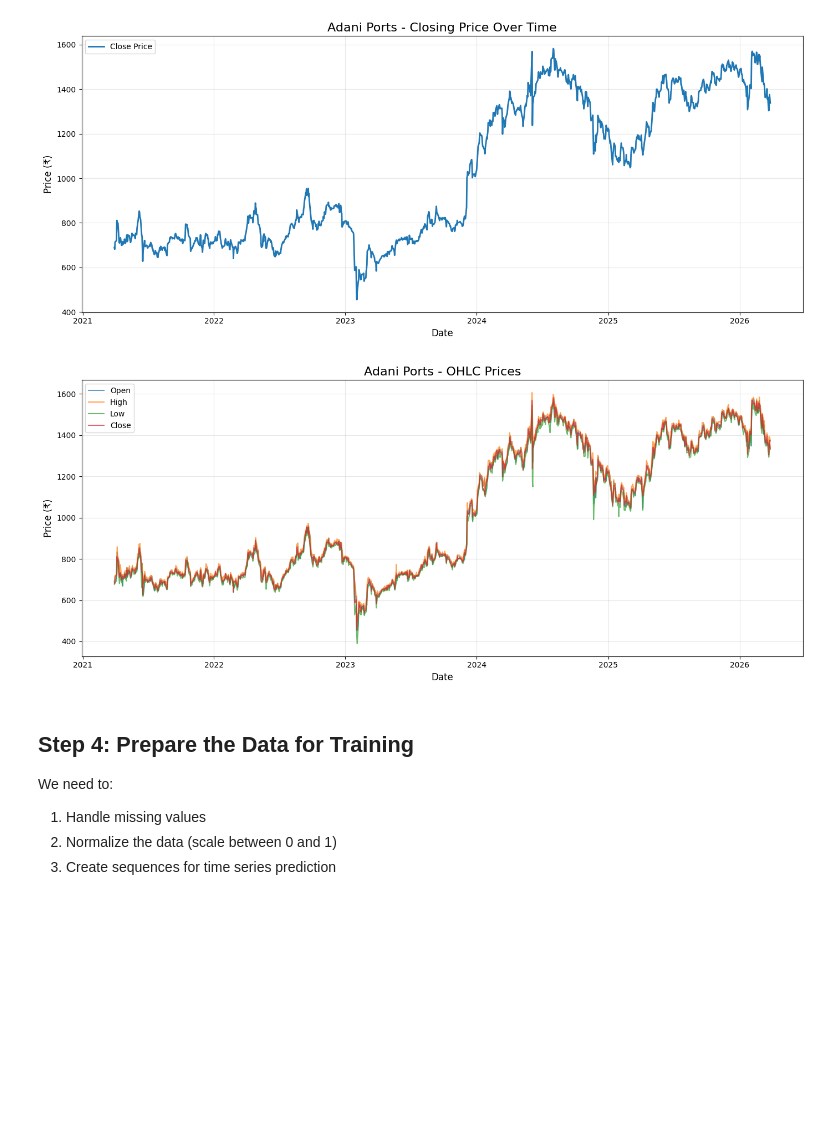
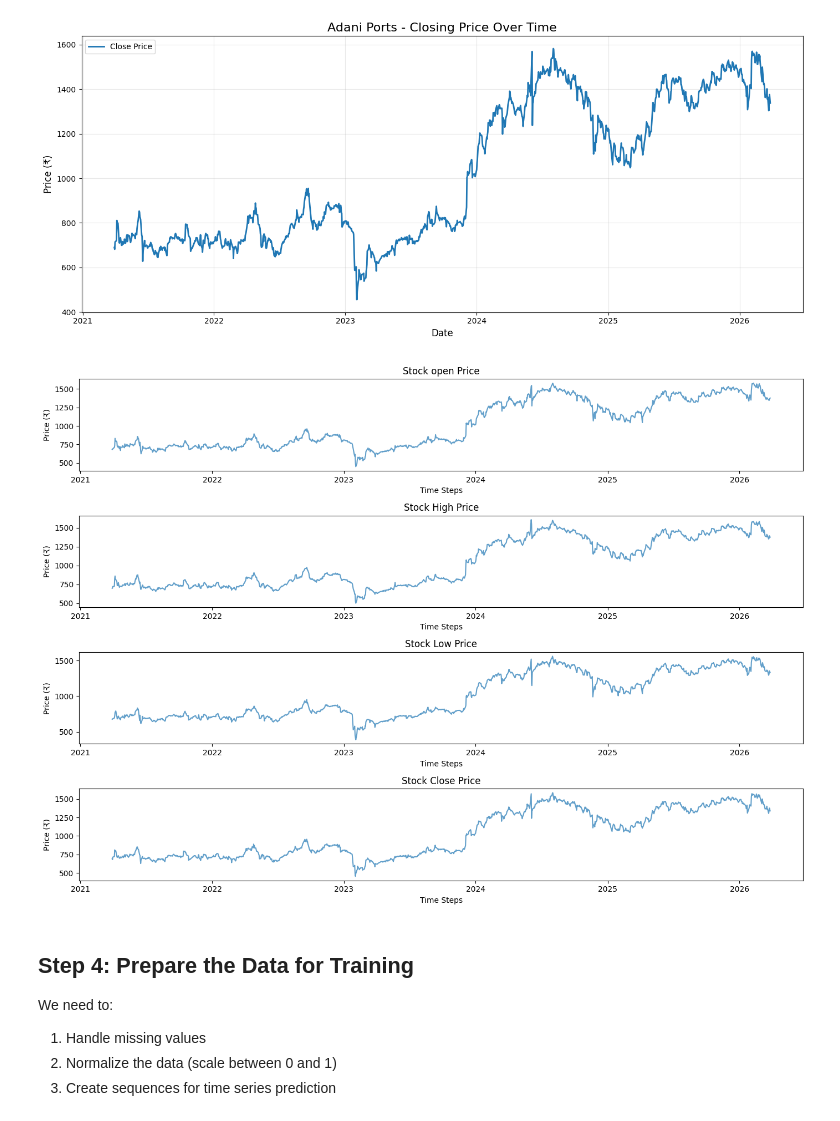
Before and after one commit to snehangshu2002/stock-lstm-gru, a Jupyter notebook: notebooks/analysis_simple.ipynb, the cells around one changed output. Saved outputs shown, nothing was run; the diff lists cells and outputs as text; code cells hidden in the pictures; blank space fills up the shorter version.

Commit message:
feat: add simplified and standard stock price prediction analysis notebooks

```diff
--- a/notebooks/analysis_simple.ipynb
+++ b/notebooks/analysis_simple.ipynb
@@ -146,20 +137,32 @@ plt.show()
 [figure]
 # %%
 # Plot all OHLC data
-plt.figure(figsize=(14, 6))
-plt.plot(df.index, df['Open'], label='Open', alpha=0.7)
-plt.plot(df.index, df['High'], label='High', alpha=0.7)
-plt.plot(df.index, df['Low'], label='Low', alpha=0.7)
-plt.plot(df.index, df['Close'], label='Close', alpha=0.7)
-plt.title('Adani Ports - OHLC Prices', fontsize=16)
-plt.xlabel('Date', fontsize=12)
-plt.ylabel('Price (₹)', fontsize=12)
-plt.legend()
-plt.grid(True, alpha=0.3)
+fig,axes =plt.subplots(4,1,figsize=(14,10))
+
+axes[0].plot(df.index, df['Open'], label='Open', alpha=0.7)
+axes[0].set_title("Stock open Price")
+axes[0].set_xlabel('Time Steps')
+axes[0].set_ylabel('Price (₹)')
+
+axes[1].plot(df.index, df['High'], label='High', alpha=0.7)
+axes[1].set_title("Stock High Price")
+axes[1].set_xlabel('Time Steps')
+axes[1].set_ylabel('Price (₹)')
+
+axes[2].plot(df.index, df['Low'], label='Low', alpha=0.7)
+axes[2].set_title("Stock Low Price")
+axes[2].set_xlabel('Time Steps')
+axes[2].set_ylabel('Price (₹)')
+
+axes[3].plot(df.index, df['Close'], label='Close', alpha=0.7)
+axes[3].set_title("Stock Close Price")
+axes[3].set_xlabel('Time Steps')
+axes[3].set_ylabel('Price (₹)')
+
 plt.tight_layout()
 plt.show()
 # %% [output]
-[figure, old version]
+[figure, new version]
 # %% [markdown]
 ## Step 4: Prepare the Data for Training
 
```
Also changed, not shown: parts of 40 cells of this notebook.
